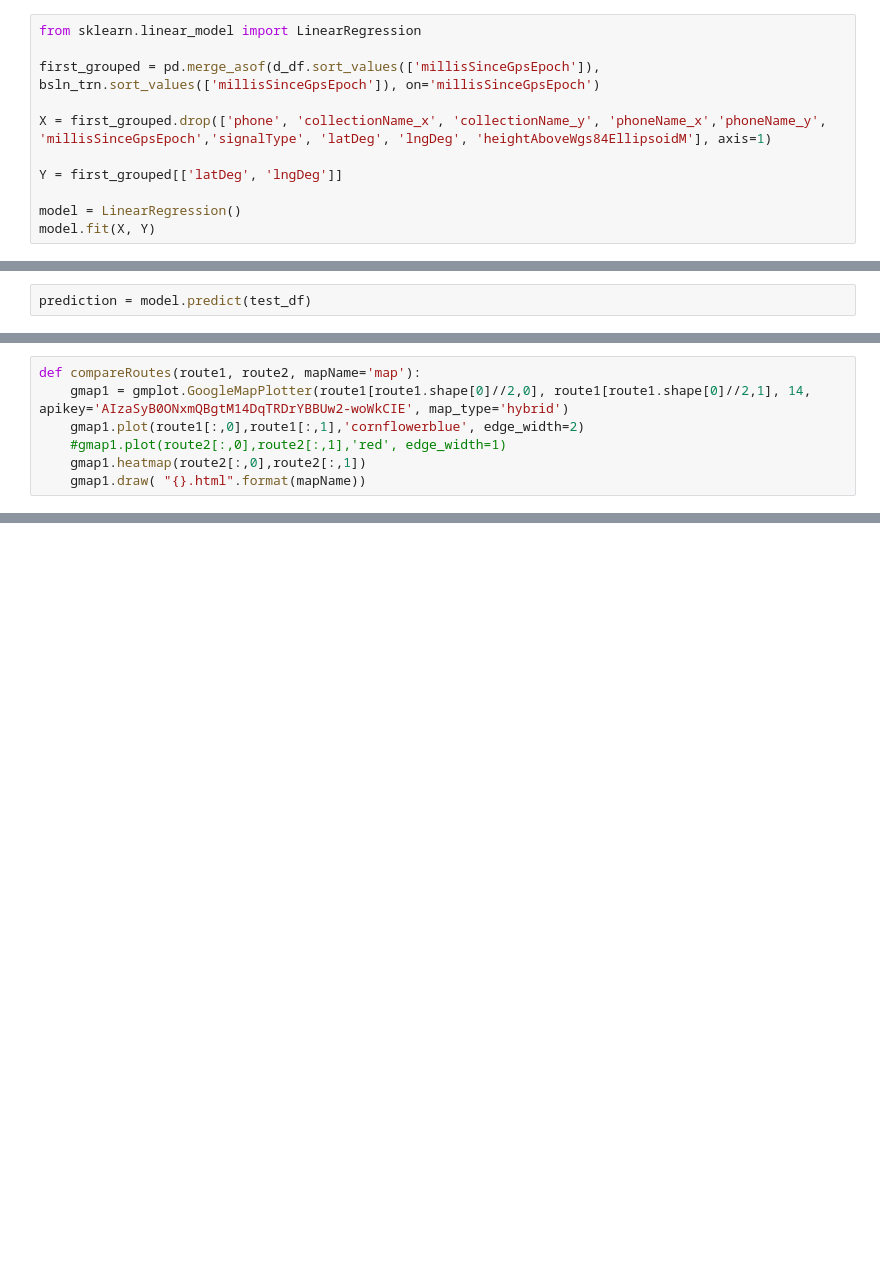
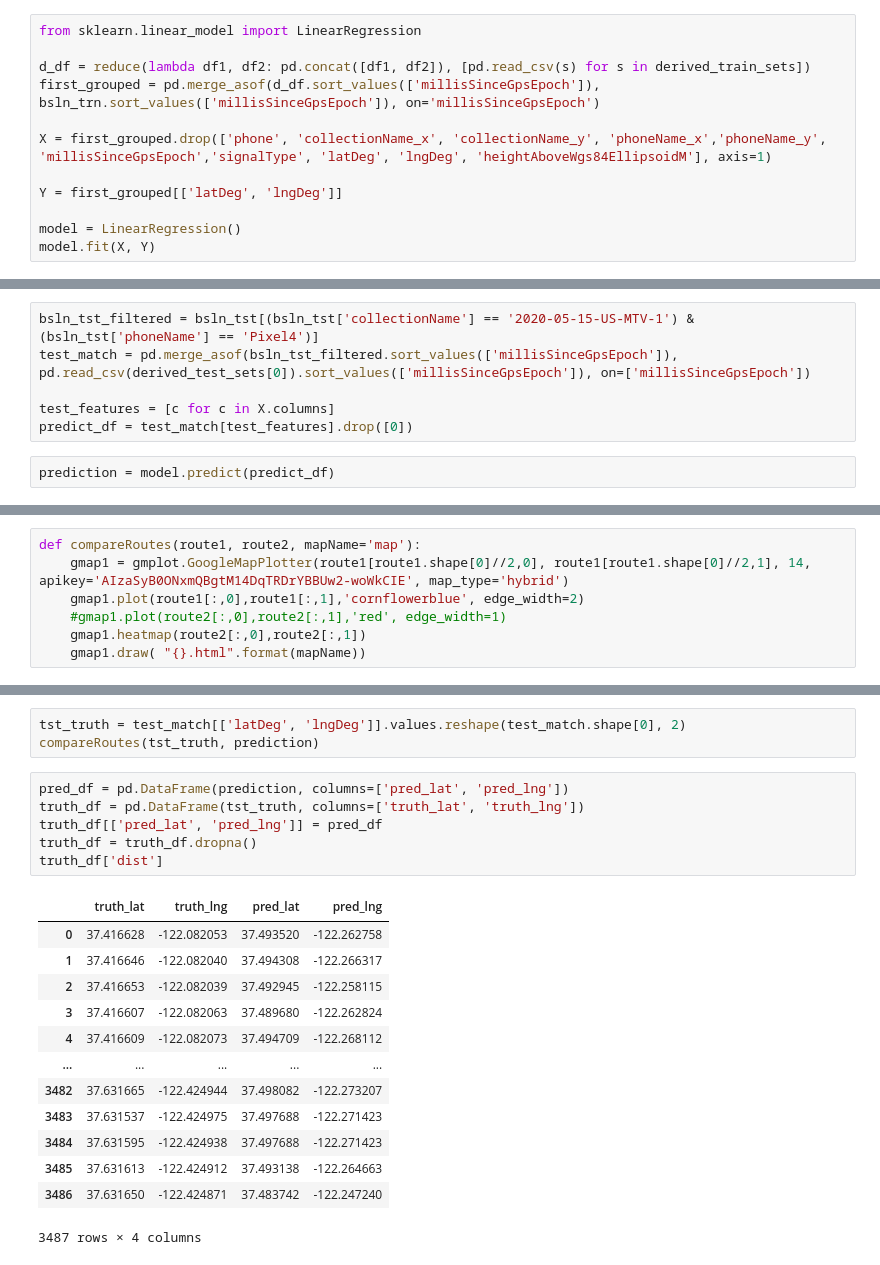
Before and after one commit to shacharhelmer/GNSS-Google, a Jupyter notebook: shachar-dev.ipynb, the cells around one changed output, grey strips where cells are left out. Cells and saved outputs as stored; diff of their text form; blank space fills up the shorter version.

Commit message:
added representing photos for the simple regression model, learned without the baseline data

```diff
--- a/shachar-dev.ipynb
+++ b/shachar-dev.ipynb
@@ -638,6 +628,7 @@ d_df
 # %%
 from sklearn.linear_model import LinearRegression
 
+d_df = reduce(lambda df1, df2: pd.concat([df1, df2]), [pd.read_csv(s) for s in derived_train_sets])
 first_grouped = pd.merge_asof(d_df.sort_values(['millisSinceGpsEpoch']), bsln_trn.sort_values(['millisSinceGpsEpoch']), on='millisSinceGpsEpoch')
 
 X = first_grouped.drop(['phone', 'collectionName_x', 'collectionName_y', 'phoneName_x','phoneName_y', 'millisSinceGpsEpoch','signalType', 'latDeg', 'lngDeg', 'heightAboveWgs84EllipsoidM'], axis=1)
@@ -670,5 +642,11 @@ test_df = pd.read_csv(derived_test_sets[1])[test_features]
+# %%
+bsln_tst_filtered = bsln_tst[(bsln_tst['collectionName'] == '2020-05-15-US-MTV-1') & (bsln_tst['phoneName'] == 'Pixel4')]
+test_match = pd.merge_asof(bsln_tst_filtered.sort_values(['millisSinceGpsEpoch']), pd.read_csv(derived_test_sets[0]).sort_values(['millisSinceGpsEpoch']), on=['millisSinceGpsEpoch'])
+
+test_features = [c for c in X.columns]
+predict_df = test_match[test_features].drop([0])
 # %%
-prediction = model.predict(test_df)
+prediction = model.predict(predict_df)
 # %%
 def plot_route(route, map_name='map'):
     gmap1 = gmplot.GoogleMapPlotter(route[route.shape[0]//2,0], route[route.shape[0]//2,1], 14, apikey='AIzaSyB0ONxmQBgtM14DqTRDrYBBUw2-woWkCIE', map_type='hybrid')
@@ -687,0 +675,23 @@ plot_route(prediction)
+# %%
+tst_truth = test_match[['latDeg', 'lngDeg']].values.reshape(test_match.shape[0], 2)
+compareRoutes(tst_truth, prediction)
+# %%
+pred_df = pd.DataFrame(prediction, columns=['pred_lat', 'pred_lng'])
+truth_df = pd.DataFrame(tst_truth, columns=['truth_lat', 'truth_lng'])
+truth_df[['pred_lat', 'pred_lng']] = pred_df
+truth_df = truth_df.dropna()
+truth_df['dist']
+# %% [output]
+|  | truth_lat | truth_lng | pred_lat | pred_lng |
+| 0 | 37.416628 | -122.082053 | 37.493520 | -122.262758 |
+| 1 | 37.416646 | -122.082040 | 37.494308 | -122.266317 |
+| 2 | 37.416653 | -122.082039 | 37.492945 | -122.258115 |
+| 3 | 37.416607 | -122.082063 | 37.489680 | -122.262824 |
+| 4 | 37.416609 | -122.082073 | 37.494709 | -122.268112 |
+| ... | ... | ... | ... | ... |
+| 3482 | 37.631665 | -122.424944 | 37.498082 | -122.273207 |
+| 3483 | 37.631537 | -122.424975 | 37.497688 | -122.271423 |
+| 3484 | 37.631595 | -122.424938 | 37.497688 | -122.271423 |
+| 3485 | 37.631613 | -122.424912 | 37.493138 | -122.264663 |
+| 3486 | 37.631650 | -122.424871 | 37.483742 | -122.247240 |
+3487 rows × 4 columns
```
Also changed, not shown: parts of 10 cells of this notebook, 3 other files.
